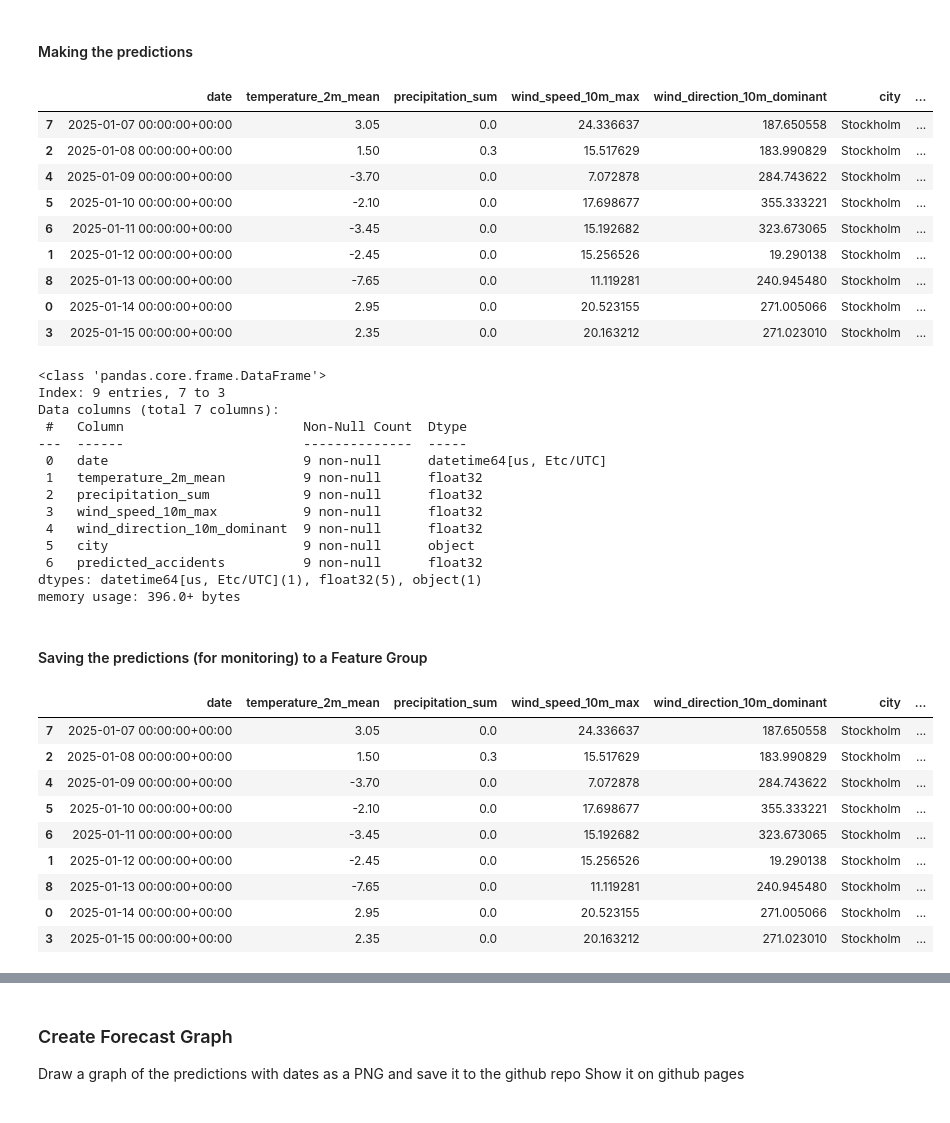
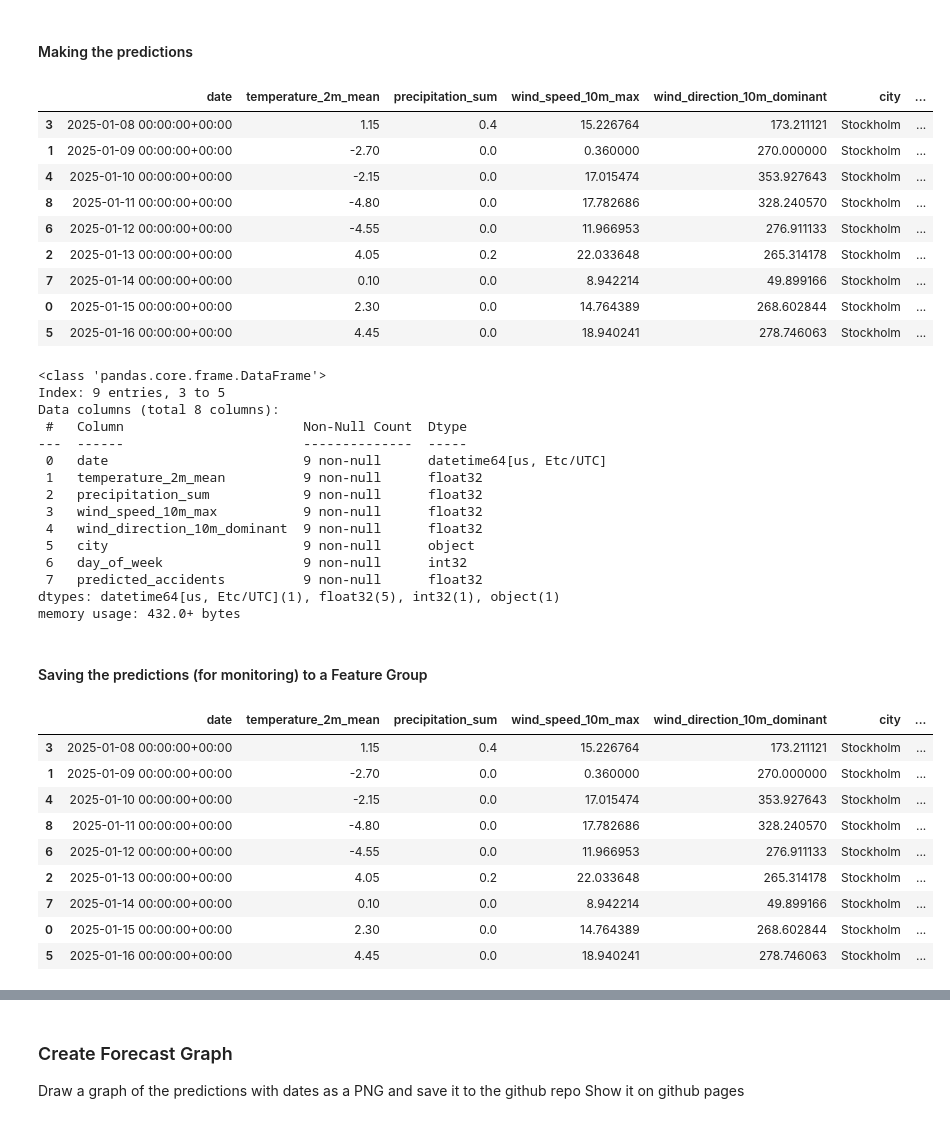
Before and after one commit to gretajonsson/ID2223_project, a Jupyter notebook: project/batch_inference.ipynb, the cells around one changed output, grey strips where cells are left out. Cells and saved outputs as stored; diff of their text form; code cells hidden in the pictures.

```diff
--- a/project/batch_inference.ipynb
+++ b/project/batch_inference.ipynb
@@ -98,27 +96,27 @@ Finished: Reading data from Hopsworks, using Hopsworks Feature Query Service (0.
 #### Making the predictions
 # %%
 batch_data['predicted_accidents'] = retrieved_xgboost_model.predict(
-    batch_data[['temperature_2m_mean', 'precipitation_sum', 'wind_speed_10m_max', 'wind_direction_10m_dominant']])
+    batch_data[['temperature_2m_mean', 'precipitation_sum', 'wind_speed_10m_max', 'wind_direction_10m_dominant', 'day_of_week']])
 batch_data.sort_values(by='date', inplace=True)
 
 batch_data
 # %% [output]
 |  | date | temperature_2m_mean | precipitation_sum | wind_speed_10m_max | wind_direction_10m_dominant | city | ... |
-| 7 | 2025-01-07 00:00:00+00:00 | 3.05 | 0.0 | 24.336637 | 187.650558 | Stockholm | ... |
-| 2 | 2025-01-08 00:00:00+00:00 | 1.50 | 0.3 | 15.517629 | 183.990829 | Stockholm | ... |
-| 4 | 2025-01-09 00:00:00+00:00 | -3.70 | 0.0 | 7.072878 | 284.743622 | Stockholm | ... |
-| 5 | 2025-01-10 00:00:00+00:00 | -2.10 | 0.0 | 17.698677 | 355.333221 | Stockholm | ... |
-| 6 | 2025-01-11 00:00:00+00:00 | -3.45 | 0.0 | 15.192682 | 323.673065 | Stockholm | ... |
-| 1 | 2025-01-12 00:00:00+00:00 | -2.45 | 0.0 | 15.256526 | 19.290138 | Stockholm | ... |
-| 8 | 2025-01-13 00:00:00+00:00 | -7.65 | 0.0 | 11.119281 | 240.945480 | Stockholm | ... |
-| 0 | 2025-01-14 00:00:00+00:00 | 2.95 | 0.0 | 20.523155 | 271.005066 | Stockholm | ... |
-| 3 | 2025-01-15 00:00:00+00:00 | 2.35 | 0.0 | 20.163212 | 271.023010 | Stockholm | ... |
+| 3 | 2025-01-08 00:00:00+00:00 | 1.15 | 0.4 | 15.226764 | 173.211121 | Stockholm | ... |
+| 1 | 2025-01-09 00:00:00+00:00 | -2.70 | 0.0 | 0.360000 | 270.000000 | Stockholm | ... |
+| 4 | 2025-01-10 00:00:00+00:00 | -2.15 | 0.0 | 17.015474 | 353.927643 | Stockholm | ... |
+| 8 | 2025-01-11 00:00:00+00:00 | -4.80 | 0.0 | 17.782686 | 328.240570 | Stockholm | ... |
+| 6 | 2025-01-12 00:00:00+00:00 | -4.55 | 0.0 | 11.966953 | 276.911133 | Stockholm | ... |
+| 2 | 2025-01-13 00:00:00+00:00 | 4.05 | 0.2 | 22.033648 | 265.314178 | Stockholm | ... |
+| 7 | 2025-01-14 00:00:00+00:00 | 0.10 | 0.0 | 8.942214 | 49.899166 | Stockholm | ... |
+| 0 | 2025-01-15 00:00:00+00:00 | 2.30 | 0.0 | 14.764389 | 268.602844 | Stockholm | ... |
+| 5 | 2025-01-16 00:00:00+00:00 | 4.45 | 0.0 | 18.940241 | 278.746063 | Stockholm | ... |
 # %%
 batch_data.info()
 # %% [output]
 <class 'pandas.core.frame.DataFrame'>
-Index: 9 entries, 7 to 3
-Data columns (total 7 columns):
+Index: 9 entries, 3 to 5
+Data columns (total 8 columns):
  #   Column                       Non-Null Count  Dtype
 ---  ------                       --------------  -----
  0   date                         9 non-null      datetime64[us, Etc/UTC]
@@ -127,9 +125,10 @@ Data columns (total 7 columns):
  3   wind_speed_10m_max           9 non-null      float32
  4   wind_direction_10m_dominant  9 non-null      float32
  5   city                         9 non-null      object
- 6   predicted_accidents          9 non-null      float32
-dtypes: datetime64[us, Etc/UTC](1), float32(5), object(1)
-memory usage: 396.0+ bytes
+ 6   day_of_week                  9 non-null      int32
+ 7   predicted_accidents          9 non-null      float32
+dtypes: datetime64[us, Etc/UTC](1), float32(5), int32(1), object(1)
+memory usage: 432.0+ bytes
 # %% [markdown]
 #### Saving the predictions (for monitoring) to a Feature Group
 # %%
@@ -141,15 +140,15 @@ batch_data = batch_data.sort_values(by=['date'])
 batch_data
 # %% [output]
 |  | date | temperature_2m_mean | precipitation_sum | wind_speed_10m_max | wind_direction_10m_dominant | city | ... |
-| 7 | 2025-01-07 00:00:00+00:00 | 3.05 | 0.0 | 24.336637 | 187.650558 | Stockholm | ... |
-| 2 | 2025-01-08 00:00:00+00:00 | 1.50 | 0.3 | 15.517629 | 183.990829 | Stockholm | ... |
-| 4 | 2025-01-09 00:00:00+00:00 | -3.70 | 0.0 | 7.072878 | 284.743622 | Stockholm | ... |
-| 5 | 2025-01-10 00:00:00+00:00 | -2.10 | 0.0 | 17.698677 | 355.333221 | Stockholm | ... |
-| 6 | 2025-01-11 00:00:00+00:00 | -3.45 | 0.0 | 15.192682 | 323.673065 | Stockholm | ... |
-| 1 | 2025-01-12 00:00:00+00:00 | -2.45 | 0.0 | 15.256526 | 19.290138 | Stockholm | ... |
-| 8 | 2025-01-13 00:00:00+00:00 | -7.65 | 0.0 | 11.119281 | 240.945480 | Stockholm | ... |
-| 0 | 2025-01-14 00:00:00+00:00 | 2.95 | 0.0 | 20.523155 | 271.005066 | Stockholm | ... |
-| 3 | 2025-01-15 00:00:00+00:00 | 2.35 | 0.0 | 20.163212 | 271.023010 | Stockholm | ... |
+| 3 | 2025-01-08 00:00:00+00:00 | 1.15 | 0.4 | 15.226764 | 173.211121 | Stockholm | ... |
+| 1 | 2025-01-09 00:00:00+00:00 | -2.70 | 0.0 | 0.360000 | 270.000000 | Stockholm | ... |
+| 4 | 2025-01-10 00:00:00+00:00 | -2.15 | 0.0 | 17.015474 | 353.927643 | Stockholm | ... |
+| 8 | 2025-01-11 00:00:00+00:00 | -4.80 | 0.0 | 17.782686 | 328.240570 | Stockholm | ... |
+| 6 | 2025-01-12 00:00:00+00:00 | -4.55 | 0.0 | 11.966953 | 276.911133 | Stockholm | ... |
+| 2 | 2025-01-13 00:00:00+00:00 | 4.05 | 0.2 | 22.033648 | 265.314178 | Stockholm | ... |
+| 7 | 2025-01-14 00:00:00+00:00 | 0.10 | 0.0 | 8.942214 | 49.899166 | Stockholm | ... |
+| 0 | 2025-01-15 00:00:00+00:00 | 2.30 | 0.0 | 14.764389 | 268.602844 | Stockholm | ... |
+| 5 | 2025-01-16 00:00:00+00:00 | 4.45 | 0.0 | 18.940241 | 278.746063 | Stockholm | ... |
 # %%
 batch_data.info()
 # %% [output]
```
Also changed, not shown: parts of 8 cells of this notebook, 13 other files.
